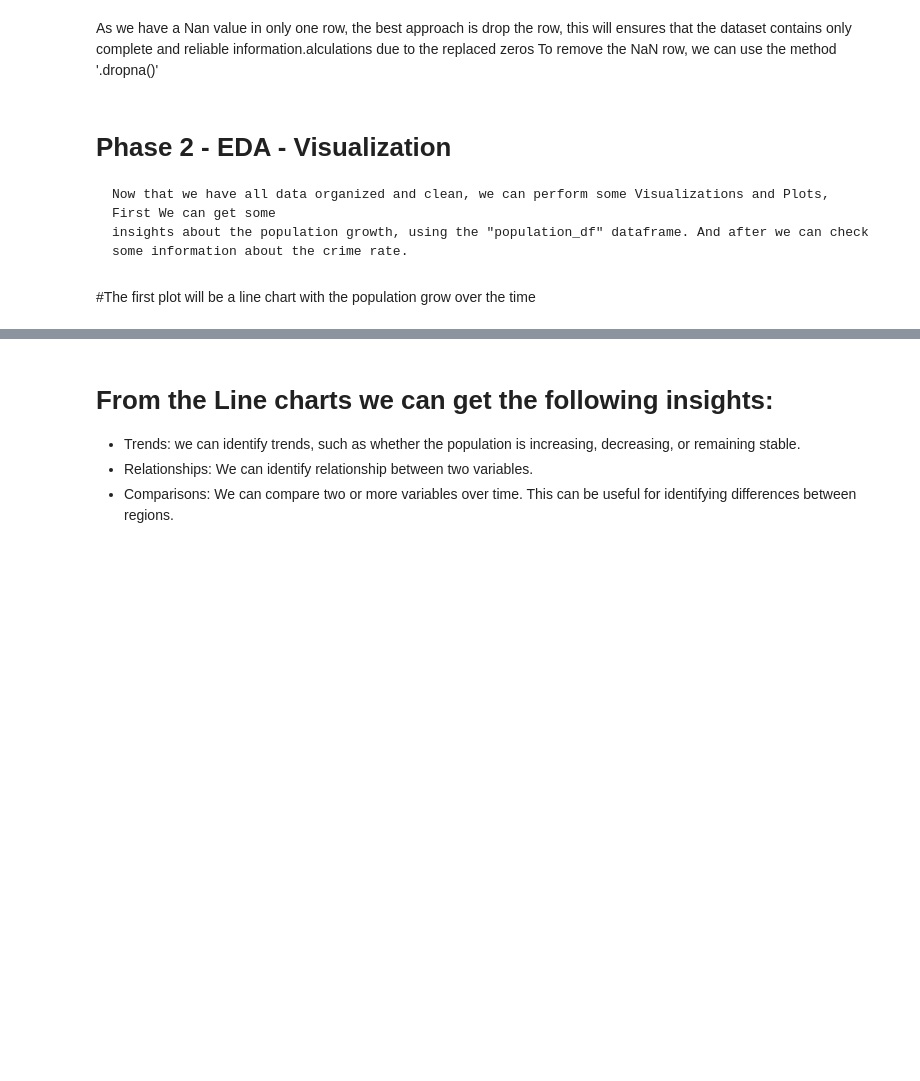
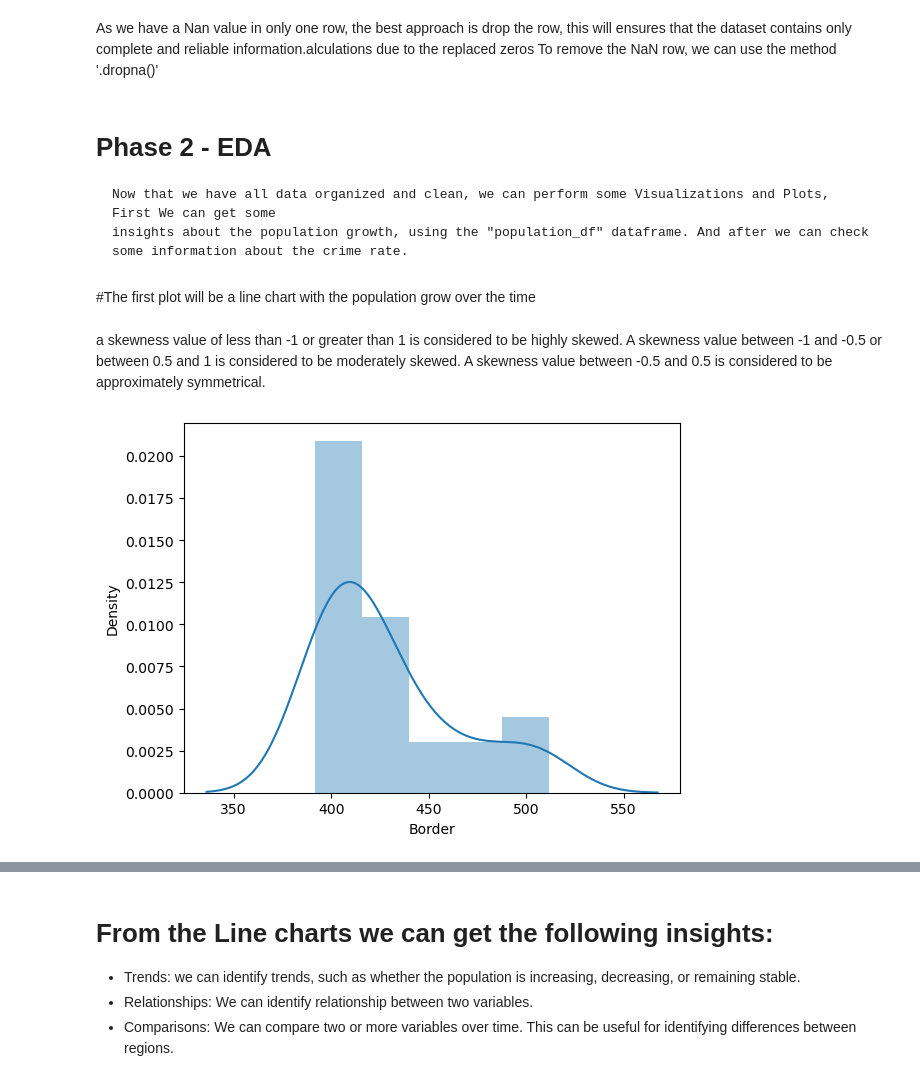
Before and after one commit to jmdtanalyst/MSC_DA_CA1, a Jupyter notebook: MSC_DA_CA1_Jose_Mario.ipynb, the cells around one changed output, grey strips where cells are left out. Drawn from its saved outputs; the diff is of its cells as text; code cells hidden in the pictures; blank space fills up the shorter version.

```diff
--- a/MSC_DA_CA1_Jose_Mario.ipynb
+++ b/MSC_DA_CA1_Jose_Mario.ipynb
@@ -327,8 +400,14 @@ To remove the NaN row, we can use the method '.dropna()'
 # %%
 crime_df = crime_df.dropna()
 # %% [markdown]
-#  Phase 2 - EDA - Visualization
+#  Phase 2 - EDA
     Now that we have all data organized and clean, we can perform some Visualizations and Plots, First We can get some
     insights about the population growth, using the "population_df" dataframe. And after we can check some information about the crime rate.
 # %% [markdown]
 #The first plot will be a line chart with the population grow over the time
+# %% [markdown]
+a skewness value of less than -1 or greater than 1 is considered to be highly skewed. A skewness value between -1 and -0.5 or between 0.5 and 1 is considered to be moderately skewed. A skewness value between -0.5 and 0.5 is considered to be approximately symmetrical.
+# %%
+sns.distplot(population_df['Border'],hist=True);
+# %% [output]
+[figure, added]
```
Also changed, not shown: parts of 17 cells of this notebook.
